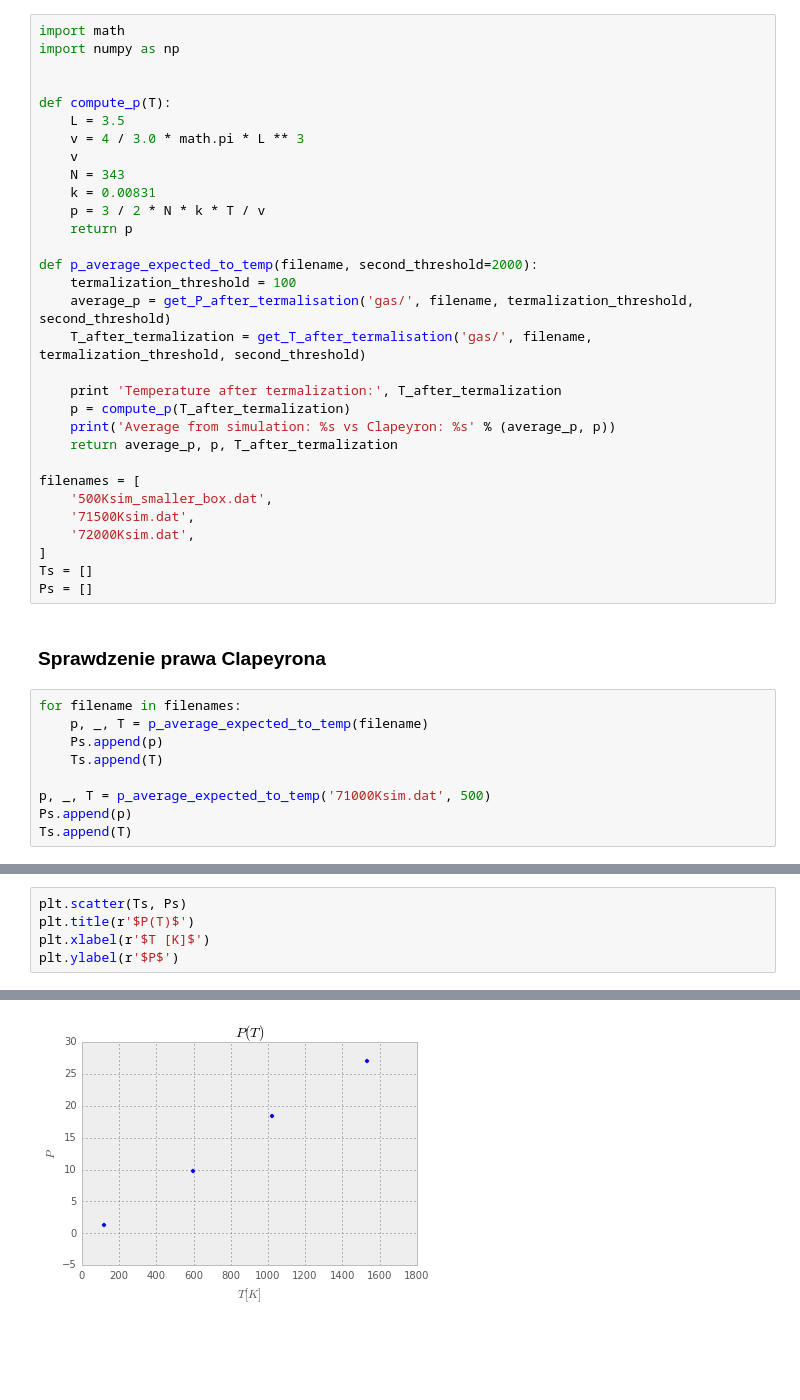
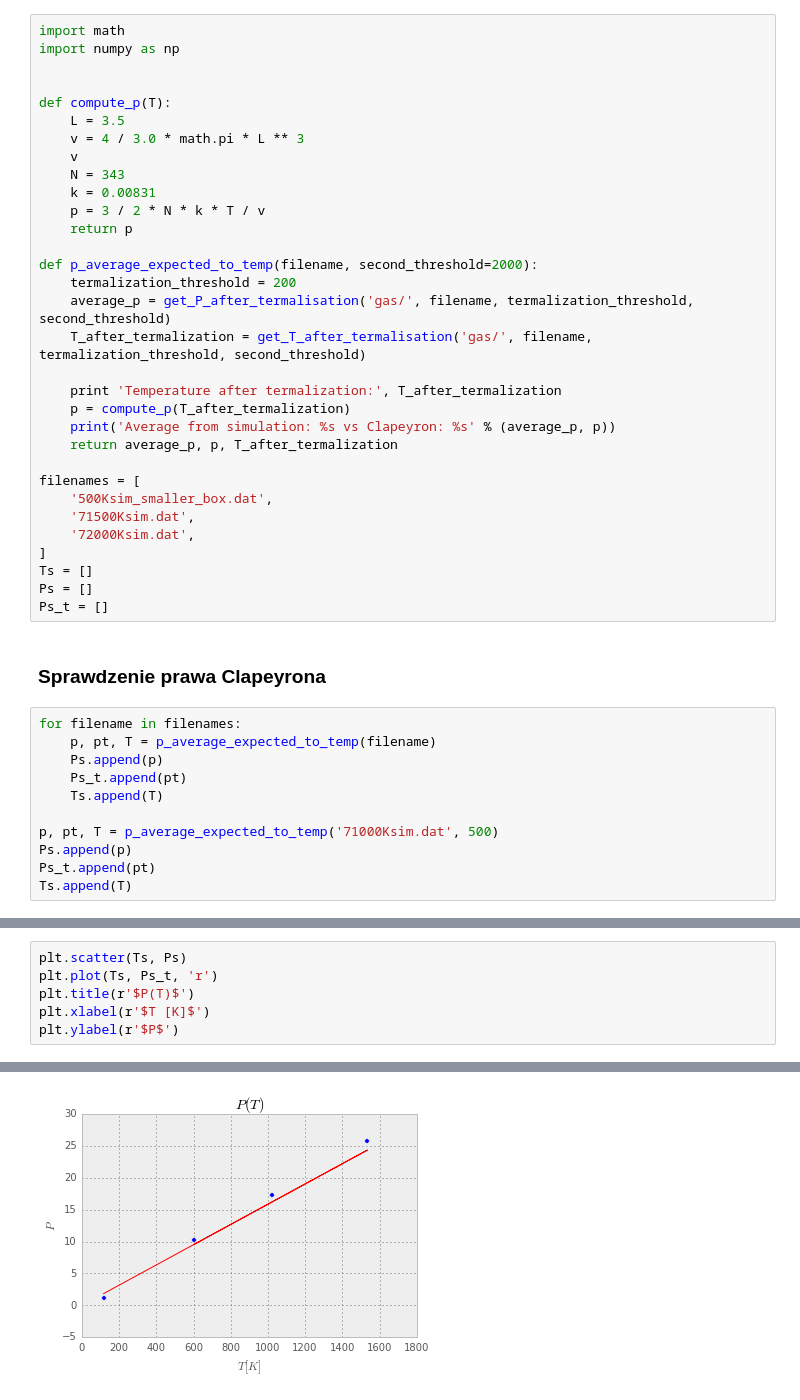
Before and after one commit to atteroTheGreatest/argon, a Jupyter notebook: simulation_analysis.ipynb, the cells around one changed output, grey strips where cells are left out. Drawn from its saved outputs; the diff is of its cells as text; blank space fills up the shorter version.

```diff
--- a/simulation_analysis.ipynb
+++ b/simulation_analysis.ipynb
@@ -161,7 +176,7 @@ def compute_p(T):
     return p
 
 def p_average_expected_to_temp(filename, second_threshold=2000):
-    termalization_threshold = 100
+    termalization_threshold = 200
     average_p = get_P_after_termalisation('gas/', filename, termalization_threshold, second_threshold)
     T_after_termalization = get_T_after_termalisation('gas/', filename, termalization_threshold, second_threshold)
 
@@ -177,15 +192,18 @@ filenames = [
 ]
 Ts = []
 Ps = []
+Ps_t = []
 # %% [markdown]
 ### Sprawdzenie prawa Clapeyrona
 # %%
 for filename in filenames:
-    p, _, T = p_average_expected_to_temp(filename)
+    p, pt, T = p_average_expected_to_temp(filename)
     Ps.append(p)
+    Ps_t.append(pt)
     Ts.append(T)
 
-p, _, T = p_average_expected_to_temp('71000Ksim.dat', 500)
+p, pt, T = p_average_expected_to_temp('71000Ksim.dat', 500)
 Ps.append(p)
+Ps_t.append(pt)
 Ts.append(T)
 # %% [output]
@@ -200,8 +218,9 @@ Average from simulation: 9.7575978973 vs Clapeyron: 9.43404145029
 # %%
 plt.scatter(Ts, Ps)
+plt.plot(Ts, Ps_t, 'r')
 plt.title(r'$P(T)$')
 plt.xlabel(r'$T [K]$')
 plt.ylabel(r'$P$')
 # %% [output]
 <matplotlib.text.Text at 0x...>
-[figure, old version]
+[figure, new version]
```
Also changed, not shown: parts of 12 cells of this notebook.
